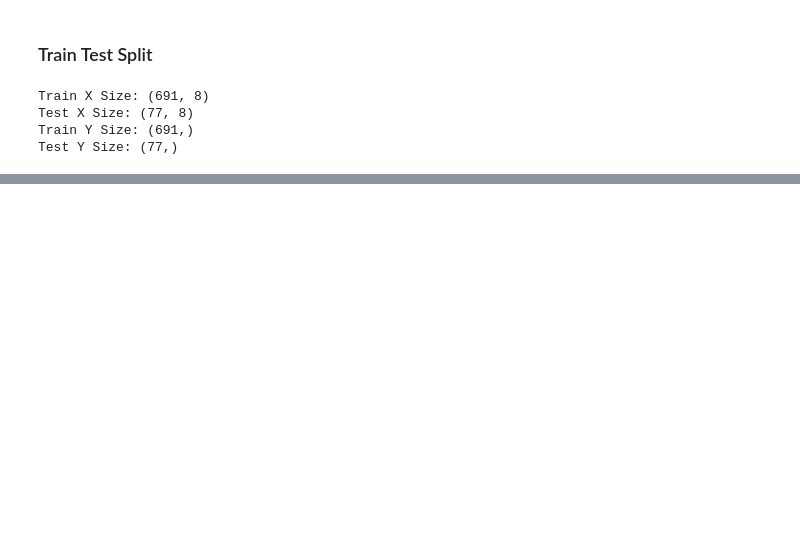
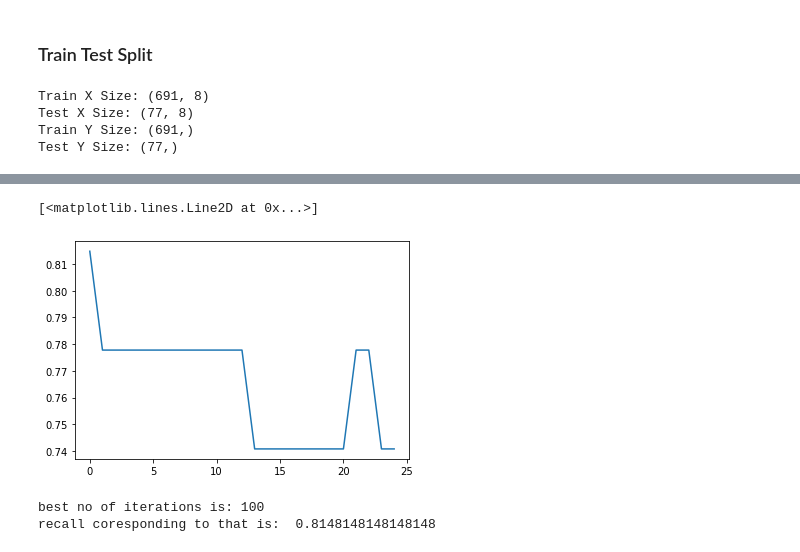
Before and after one commit to MR-1301/Diabetes-Detection-Project, a Jupyter notebook: Python NoteBook/GradientBoosting.ipynb, the cells around one changed output, grey strips where cells are left out. Cells and saved outputs as stored; diff of their text form; code cells hidden in the pictures; blank space fills up the shorter version.

```diff
--- a/Python NoteBook/GradientBoosting.ipynb
+++ b/Python NoteBook/GradientBoosting.ipynb
@@ -132,0 +161,26 @@ pred_Y=my_grdBst.predict(te_X)
+# %%
+# changing number of iterations
+n_itrs = np.linspace(100, 500, 25)
+best_n_iters = 0
+best_recall = 0
+recallScore = []
+for i in n_itrs:
+    my_grdBst = GradientBoostingClassifier(learning_rate=best_learning_rate, n_estimators=int(i))
+    my_grdBst.fit(tr_X, tr_Y)
+    pred_Y = my_grdBst.predict(te_X)
+    rs = recall_score(te_Y, pred_Y)
+    recallScore.append(rs)
+    if rs > best_recall:
+        best_recall = rs
+        best_n_iters = int(i)
+
+plt.plot(recallScore)
+# %% [output]
+[<matplotlib.lines.Line2D at 0x...>]
+[figure, added]
+# %%
+print("best no of iterations is:", best_n_iters)
+print("recall coresponding to that is: ", best_recall)
+# %% [output]
+best no of iterations is: 100
+recall coresponding to that is:  0.8148148148148148
```
Also changed, not shown: parts of 29 cells of this notebook.
